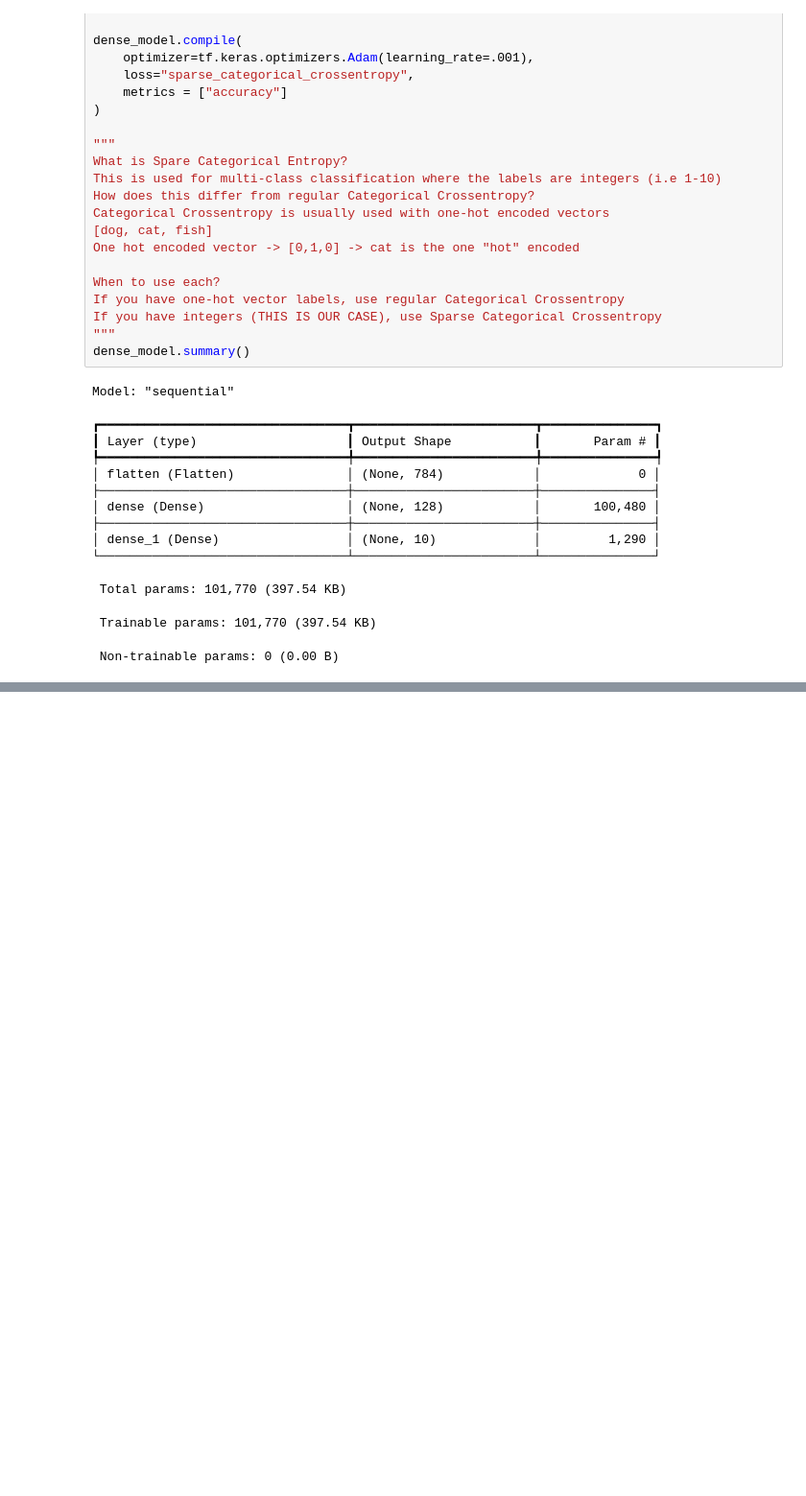
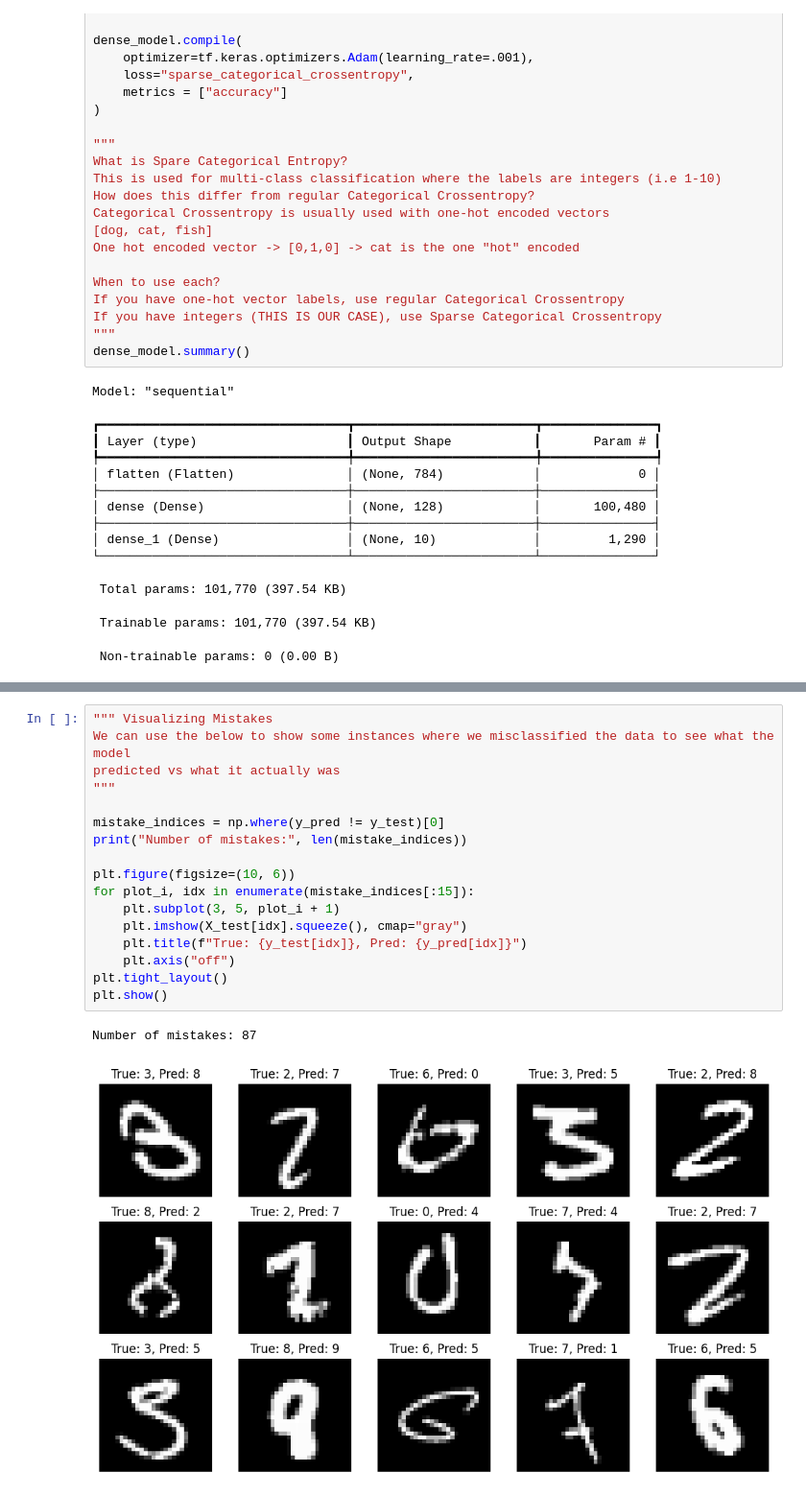
Before and after one commit to 260629-AI-Engineer-Cognizant/notes-and-demos, a Jupyter notebook: week-2/demos/notebook/CNNs_Intro.ipynb, the cells around one changed output, grey strips where cells are left out. Shown at 96% size. Drawn from its saved outputs; the diff is of its cells as text; blank space fills up the shorter version.

```diff
--- a/week-2/demos/notebook/CNNs_Intro.ipynb
+++ b/week-2/demos/notebook/CNNs_Intro.ipynb
@@ -163,0 +318,20 @@ better, enter the Convolutional Neural Network
+# %%
+""" Visualizing Mistakes
+We can use the below to show some instances where we misclassified the data to see what the model
+predicted vs what it actually was
+"""
+
+mistake_indices = np.where(y_pred != y_test)[0]
+print("Number of mistakes:", len(mistake_indices))
+
+plt.figure(figsize=(10, 6))
+for plot_i, idx in enumerate(mistake_indices[:15]):
+    plt.subplot(3, 5, plot_i + 1)
+    plt.imshow(X_test[idx].squeeze(), cmap="gray")
+    plt.title(f"True: {y_test[idx]}, Pred: {y_pred[idx]}")
+    plt.axis("off")
+plt.tight_layout()
+plt.show()
+# %% [output]
+Number of mistakes: 87
+[figure, added]
```
Also changed, not shown: parts of 11 cells of this notebook, 2 other files.
